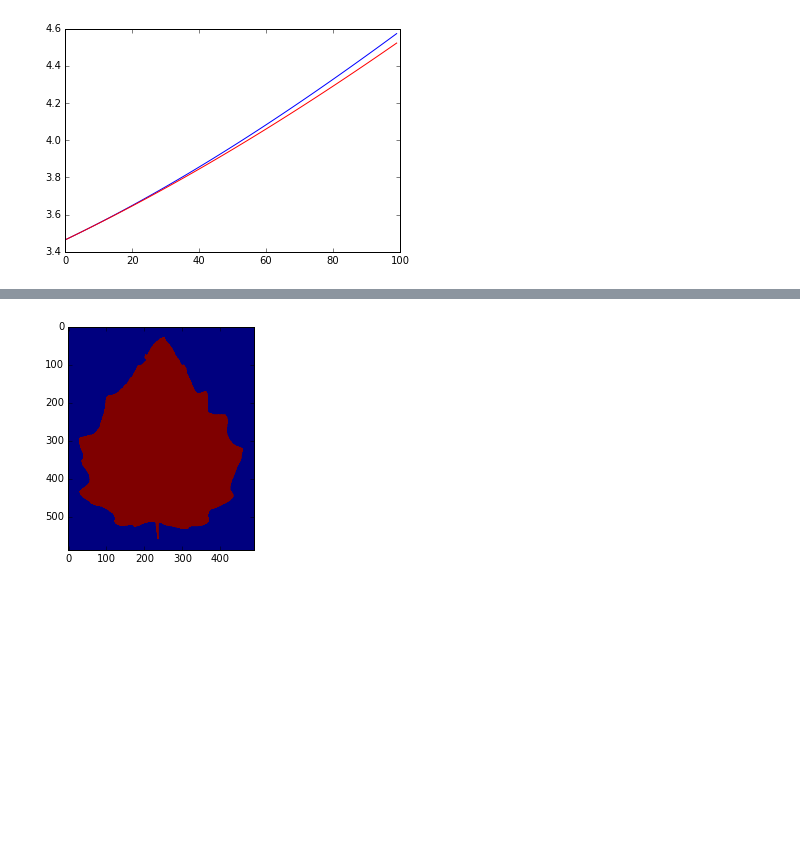
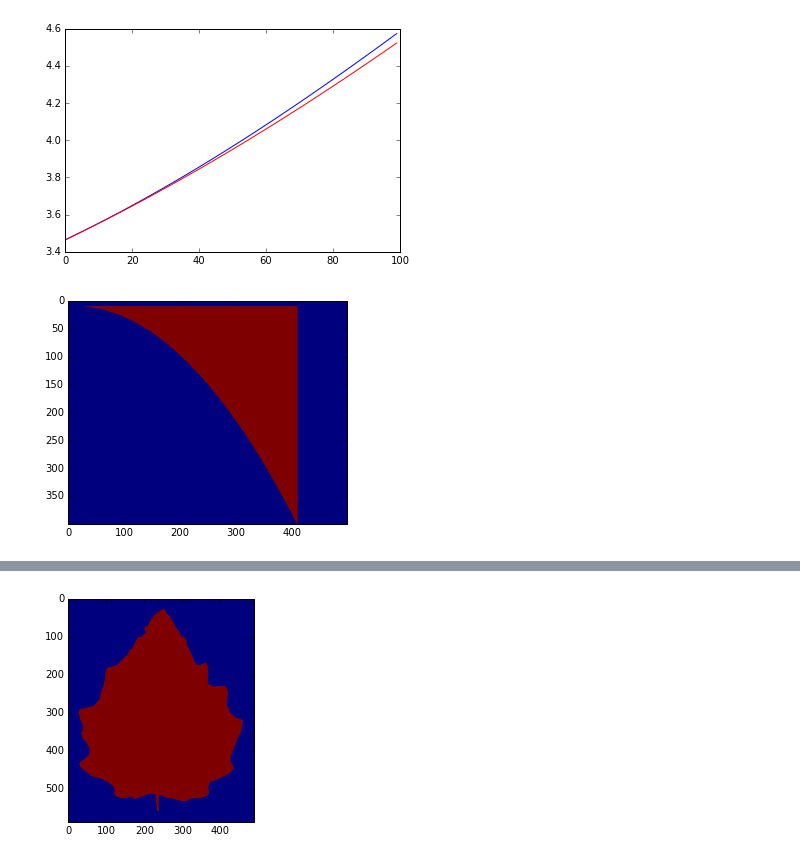
Before and after one commit to MatthewMcGonagle/KaggleLeaf, a Jupyter notebook: RatiosExperiment.ipynb, the cells around one changed output, grey strips where cells are left out. Cells and saved outputs as stored; diff of their text form; code cells hidden in the pictures; blank space fills up the shorter version.

```diff
--- a/RatiosExperiment.ipynb
+++ b/RatiosExperiment.ipynb
@@ -156,3 +162,24 @@ plt.plot(asympRatios, color = 'red')
 plt.show()
 # %% [output]
 [figure]
+# %%
+# Now test out computed isoperimetric ratio versus the true ratio for different parabolas.
+
+accels = np.arange(0.0001, 0.005, 0.0002)
+width = 400
+boxRatios = []
+trueRatios = []
+for accel in accels:
+    pixelData = makeParabola(pixelData.shape, width, accel)
+    boxCounter.setpixeldata(pixelData)
+    boxCounter.getcounts()
+    boxRatios.append(boxCounter.getratio_minarea())
+
+    trueRatios.append(isopRatioParabola(width, accel))
+
+# Show last parabola to make sure the shape is legitimate, i.e. acceleration isn't too much.
+
+imagePlot = plt.imshow(pixelData)
+plt.show()
+# %% [output]
+[figure, added]
```
Also changed, not shown: parts of 4 cells of this notebook.
